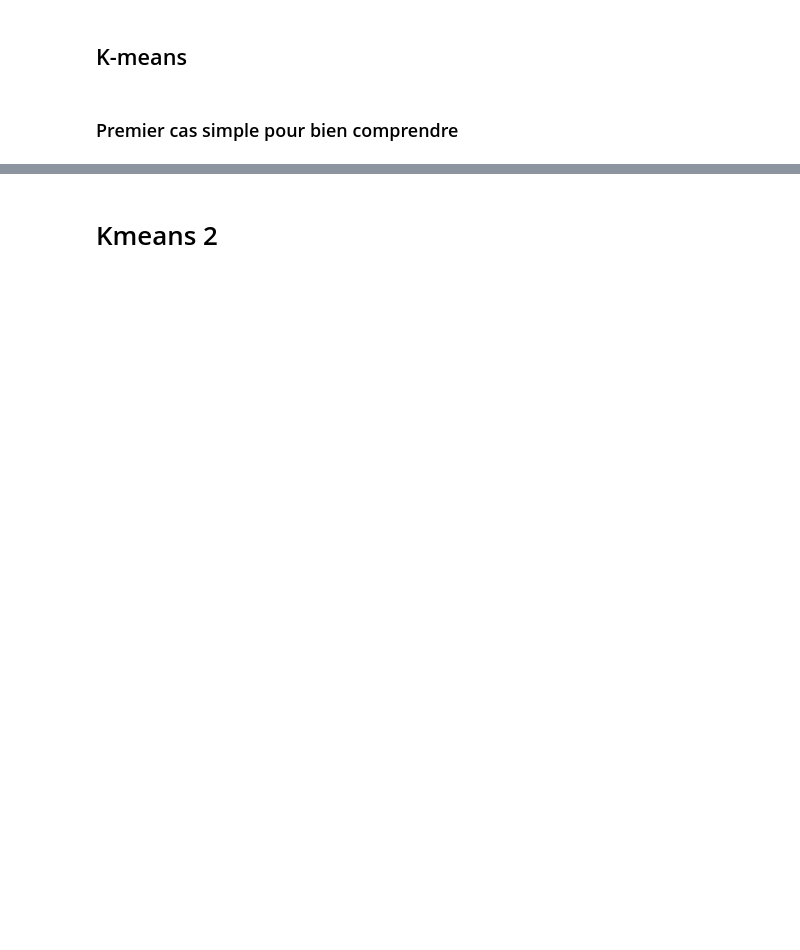
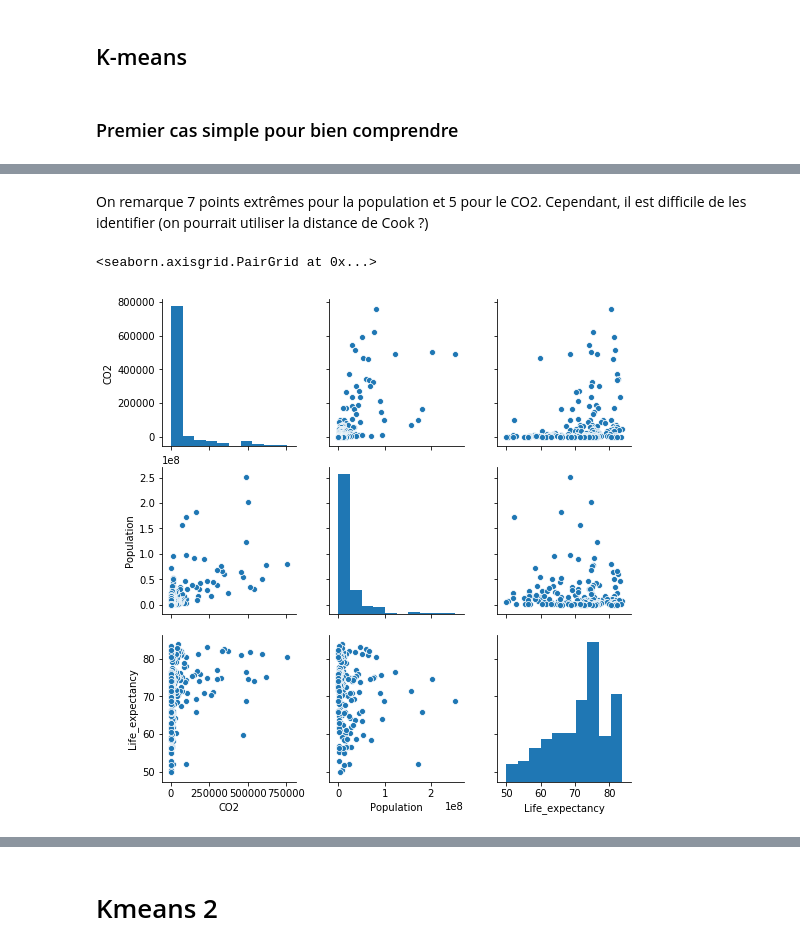
Before and after one commit to LisaNicvert/IA_project, a Jupyter notebook: Project_IA_Clustering.ipynb, the cells around one changed output, grey strips where cells are left out. Cells and saved outputs as stored; diff of their text form; code cells hidden in the pictures; blank space fills up the shorter version.

```diff
--- a/Project_IA_Clustering.ipynb
+++ b/Project_IA_Clustering.ipynb
@@ -165,0 +188,9 @@ dfScatterPlot = sns.pairplot(data=DF_kmeans1)
+# %% [markdown]
+On remarque 7 points extrêmes pour la population et 5 pour le CO2. Cependant, il est difficile de les identifier (on pourrait utiliser la distance de Cook ?)
+# %%
+# Outliers du CO2
+DF_kmeans_CO2 = DF_kmeans1.sort_values(by =['CO2'] , ascending = False)[5: ][ : ] # Remove Outliers
+sns.pairplot(data=DF_kmeans_CO2)
+# %% [output]
+<seaborn.axisgrid.PairGrid at 0x...>
+[figure, added]
```
Also changed, not shown: parts of 43 cells of this notebook, 2 other files.
